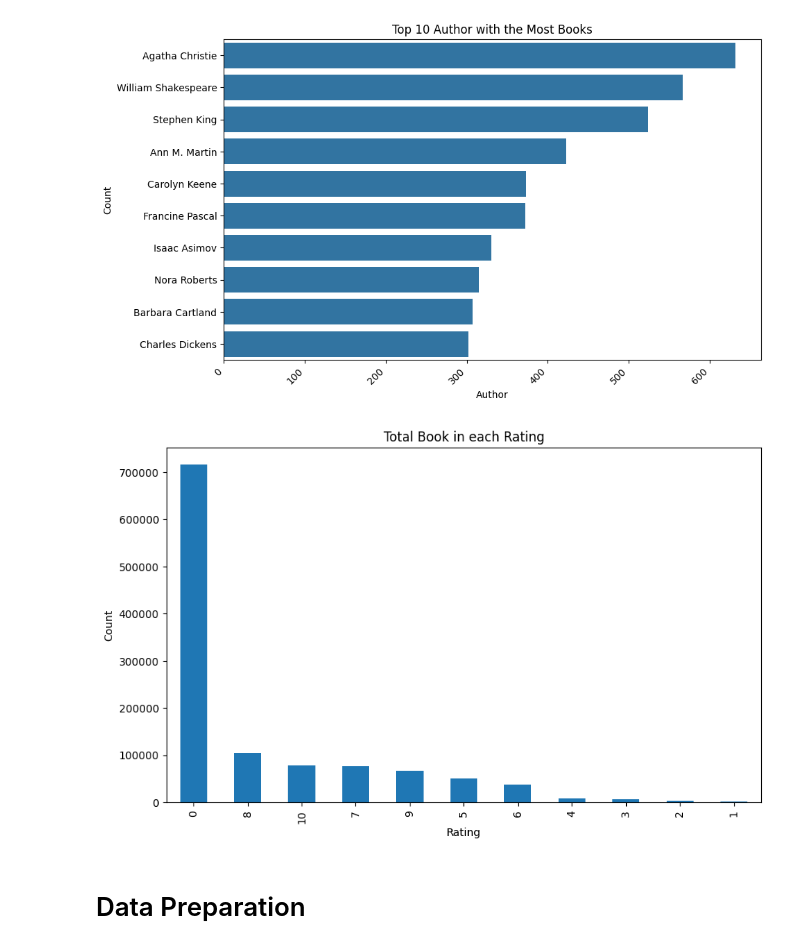
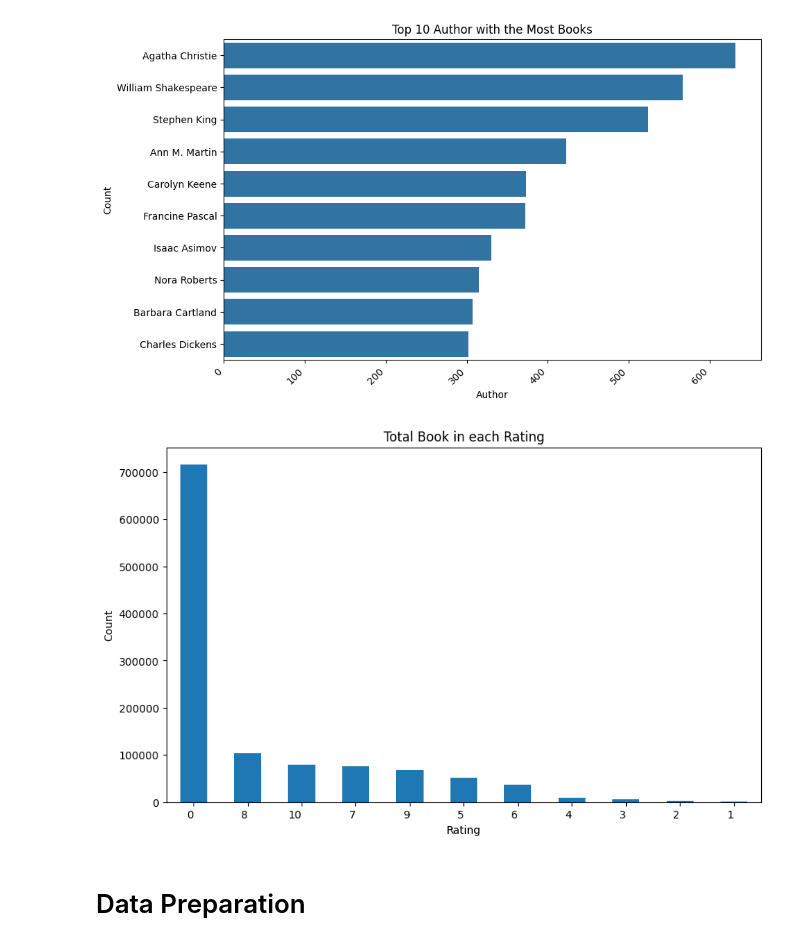
Before and after one commit to DestrianaR/Book-Recommendation-System, a Jupyter notebook: notebook.ipynb, the cells around one changed output. Saved outputs shown, nothing was run; the diff lists cells and outputs as text; code cells hidden in the pictures.

```diff
--- a/notebook.ipynb
+++ b/notebook.ipynb
@@ -164,16 +159,18 @@ plt.show()
 # %%
 # Menghitung jumlah buku pada tiap nilai rating
 count_book_rating = rating['Book-Rating'].value_counts()
 
 # Menampilkan bar plot
 plt.figure(figsize=(10, 6))
 count_book_rating.plot(kind='bar')
 plt.title('Total Book in each Rating')
 plt.xlabel('Rating')
 plt.ylabel('Count')
+plt.xticks(rotation=0, ha='right')
+
 plt.show()
 # %% [output]
-[figure, old version]
+[figure, new version]
 # %% [markdown]
 # Data Preparation
 # %%
```
Also changed, not shown: parts of 12 cells of this notebook, 1 other file.
